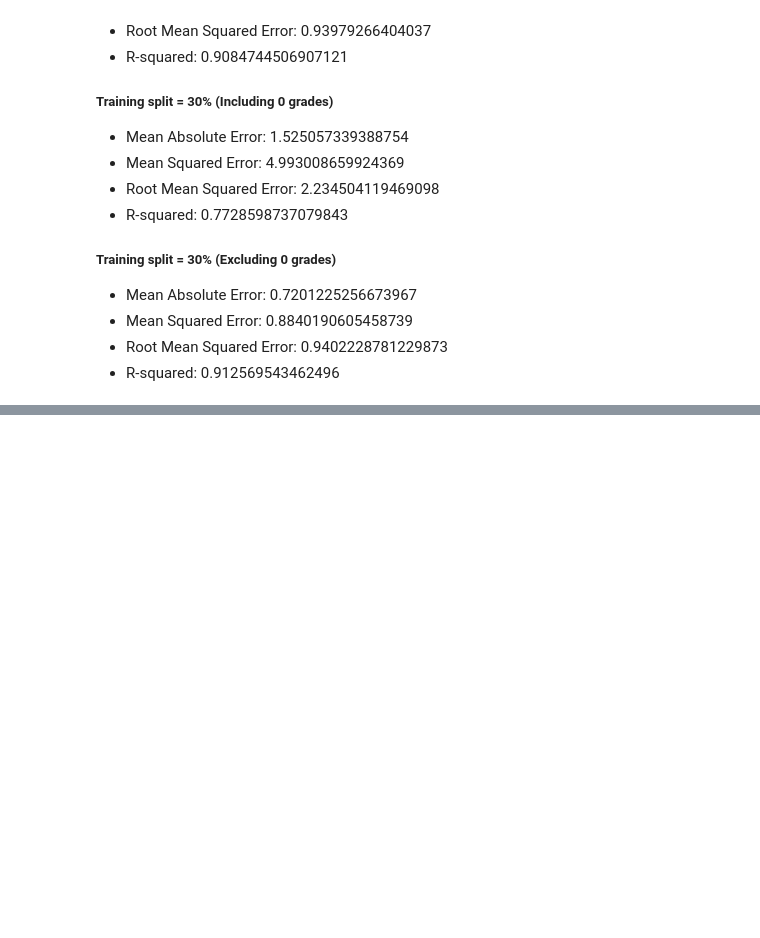
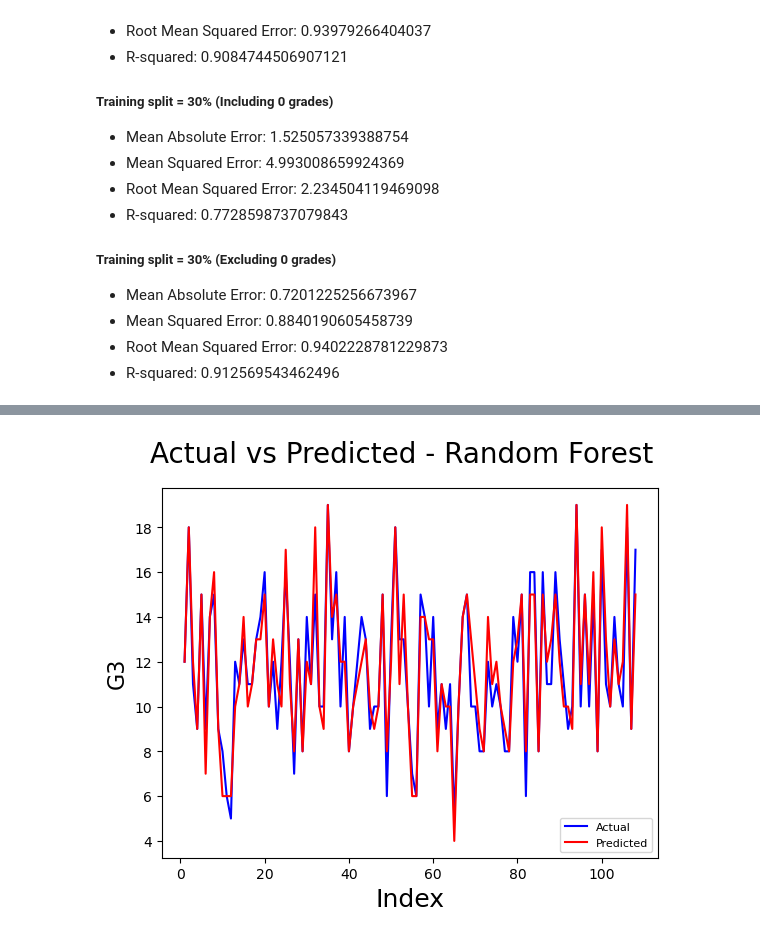
Before and after one commit to derekoharacct/Machine-Learning-CA-1, a Jupyter notebook: sbs24018 - Machine Learning - CA1.ipynb, the cells around one changed output, grey strips where cells are left out. Saved outputs shown, nothing was run; the diff lists cells and outputs as text; code cells hidden in the pictures; blank space fills up the shorter version.

```diff
--- a/sbs24018 - Machine Learning - CA1.ipynb
+++ b/sbs24018 - Machine Learning - CA1.ipynb
@@ -812,0 +879,15 @@ SyntaxError: invalid syntax (834926604.py, line 3)
+# %%
+# Ploat actual v prediced values.
+
+c = [i for i in range(1, 109)]  # Generating index to match y_test and y_pred length
+
+fig = plt.figure()
+plt.plot(c, y_test, color="blue", linewidth=1.5, linestyle="-", label="Actual")
+plt.plot(c, y_pred, color="red", linewidth=1.5, linestyle="-", label="Predicted")
+fig.suptitle('Actual vs Predicted - Random Forest', fontsize=20)  # Plot heading
+plt.xlabel('Index', fontsize=18)                  # X-label
+plt.ylabel('G3', fontsize=16)                  # Y-label
+plt.legend(fontsize=8)                            # Adding legend
+plt.show()
+# %% [output]
+[figure, added]
```
Also changed, not shown: parts of 57 cells of this notebook.
